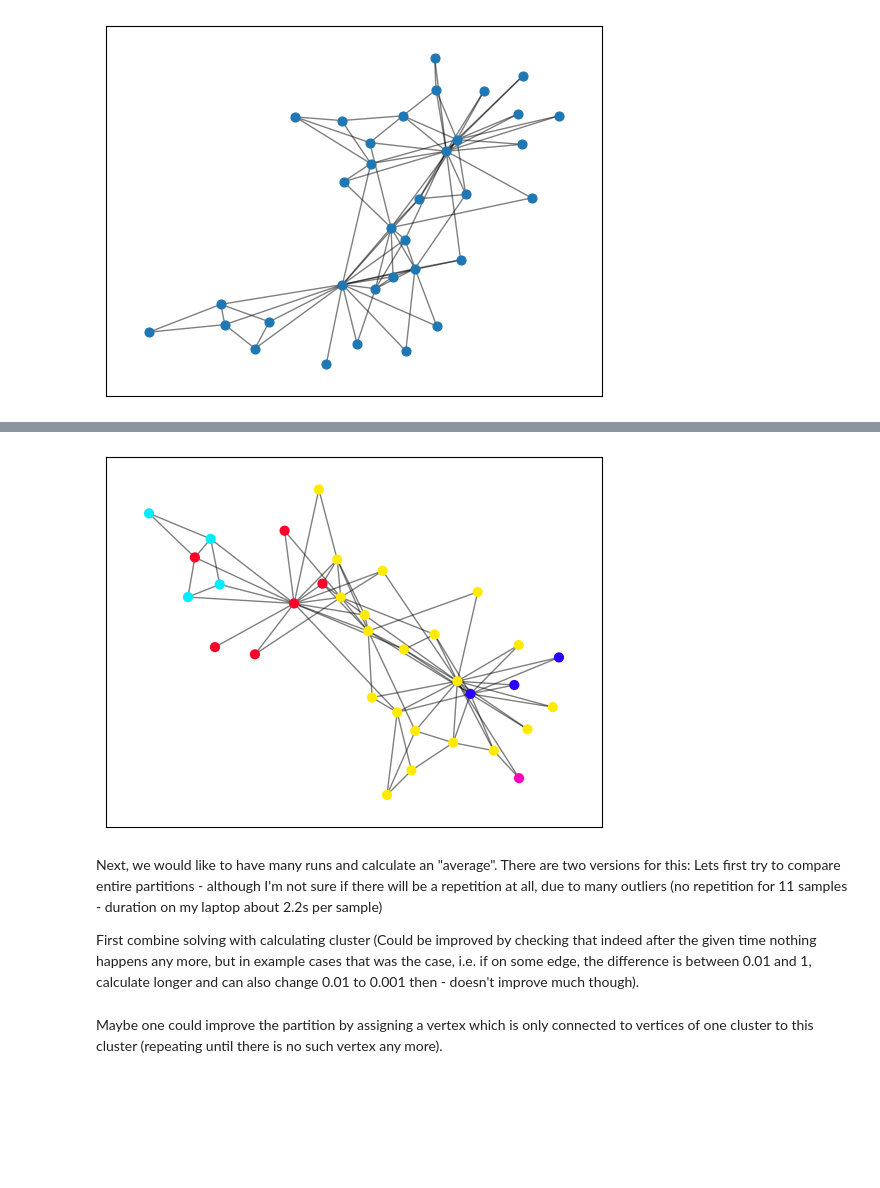
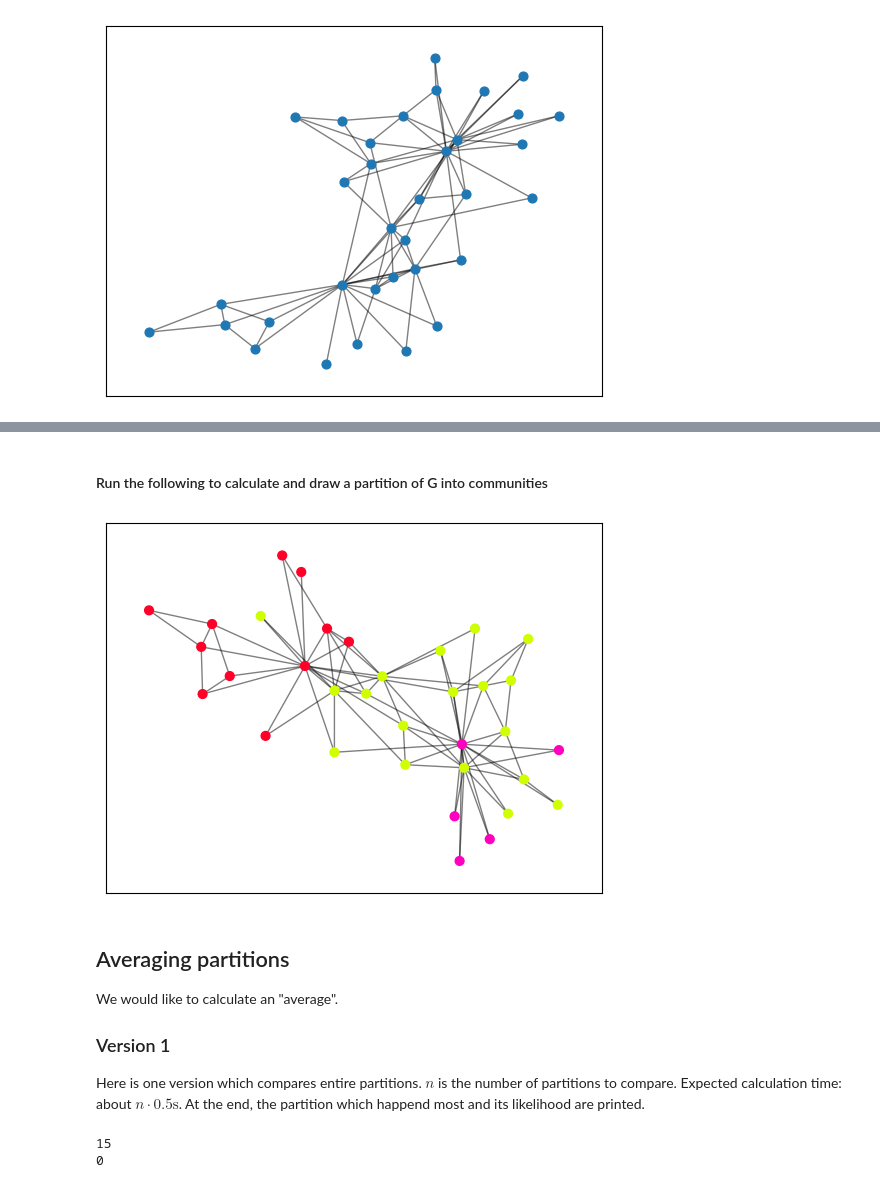
Before and after one commit to ArneWolf/Bd_confidence_communities, a Jupyter notebook: Main.ipynb, the cells around one changed output, grey strips where cells are left out. Cells and saved outputs as stored; diff of their text form; code cells hidden in the pictures; blank space fills up the shorter version.

```diff
--- a/Main.ipynb
+++ b/Main.ipynb
@@ -65,4 +64,7 @@ def sol(G):
     y=[] #start value
     for i in range(G.number_of_nodes()):
         y=np.append(y,3*np.random.random()-1.5) #ok, range 2 scheint zu niedrig zu sein, range 3 ist schon besser...
-    return scipy.integrate.solve_ivp(abl,[0,100],y,t_eval=[100])
+    sol=scipy.integrate.solve_ivp(abl,[0,1],y,t_eval=[1])
+    while test(sol.y[:,0])==1:
+        sol=scipy.integrate.solve_ivp(abl,[0,1],sol.y[:,0],t_eval=[1])
+    return sol
@@ -71,13 +71,17 @@ Now want to cluster the nodes by their final value. The following can be used to
 # %%
-sollim=sol(G)
-cluster=np.zeros(G.number_of_nodes())
-for i in range(G.number_of_nodes()):
-    if cluster[i]==0:
-        cluster[i]=np.max(cluster)+1
-        for k in range(i,G.number_of_nodes()):
-            if abs(sollim.y[i][0]-sollim.y[k][0])<0.01:
-                cluster[k]=cluster[i]
-for l in G.nodes():
-    if np.min([cluster[k] for k in G.neighbors(l)])==np.max([cluster[k] for k in G.neighbors(l)]):
-        cluster[l]=cluster[int([cluster[k] for k in G.neighbors(l)][0])]
-print(cluster)
+def part(G):
+    """
+    Calculates a partition of a given graph
+    """
+    sollim=sol(G)
+    cluster=np.zeros(G.number_of_nodes())
+    for i in range(G.number_of_nodes()):
+        if cluster[i]==0:
+            cluster[i]=np.max(cluster)+1
+            for k in range(i,G.number_of_nodes()):
+                if abs(sollim.y[i][0]-sollim.y[k][0])<0.01:
+                    cluster[k]=cluster[i]
+    for l in G.nodes():
+        if np.min([cluster[k] for k in G.neighbors(l)])==np.max([cluster[k] for k in G.neighbors(l)]):
+            cluster[l]=cluster[[k for k in G.neighbors(l)][0]]
+    return cluster
@@ -90,13 +94,11 @@ Now we would like to represent such a partition:
+# %% [markdown]
+#### Run the following to calculate and draw a partition of G into communities
 # %%
-cmap = cm.get_cmap('gist_rainbow', int(np.max(cluster)+1))
+clust=part(G)
+cmap = cm.get_cmap('gist_rainbow', int(np.max(clust)+1))
 pos = nx.spring_layout(G)
-nx.draw_networkx_nodes(G, pos, node_size=40, cmap=cmap, node_color=cluster)
+nx.draw_networkx_nodes(G, pos, node_size=40, cmap=cmap, node_color=clust)
 nx.draw_networkx_edges(G, pos, alpha=0.5)
 plt.show()
 # %% [output]
-[figure, old version]
+[figure, new version]
-# %% [markdown]
-Next, we would like to have many runs and calculate an "average". There are two versions for this:
-Lets first try to compare entire partitions - although I'm not sure if there will be a repetition at all, due to many outliers (no repetition for 11 samples - duration on my laptop about 2.2s per sample)
-
-First combine solving with calculating cluster (Could be improved by checking that indeed after the given time nothing happens any more, but in example cases that was the case, i.e. if on some edge, the difference is between 0.01 and 1, calculate longer and can also change 0.01 to 0.001 then - doesn't improve much though).
@@ -120,7 +105,16 @@ def part(G):
+# %% [markdown]
+## Averaging partitions
+
+We would like to calculate an "average".
+
+### Version 1
+
+Here is one version which compares entire partitions. $n$ is the number of partitions to compare. Expected calculation time: about $n \cdot 0.5 \text{s}$. At the end, the partition which happend most and its likelihood are printed.
 # %%
+n=100
 G=nx.karate_club_graph()
 res=np.array([[part(G),1]])
-for i in range(10):
+for i in range(n-1):
     p=part(G)
     for k in range(len(res[:,0])):
         b=0
@@ -129,8 +123,9 @@ for i in range(10):
             b=1
     if b==0:
         res=np.vstack([res,[p,1]])
-    print(i)
 print(np.max(res[:,1]))
+print(res[np.argmax(res[:,1]),0])
+# %% [output]
+15
+0
-# %% [markdown]
-Maybe one could improve the partition by assigning a vertex which is only connected to vertices of one cluster to this cluster (repeating until there is no such vertex any more).
 # %% [markdown]
```
Also changed, not shown: parts of 19 cells of this notebook.
